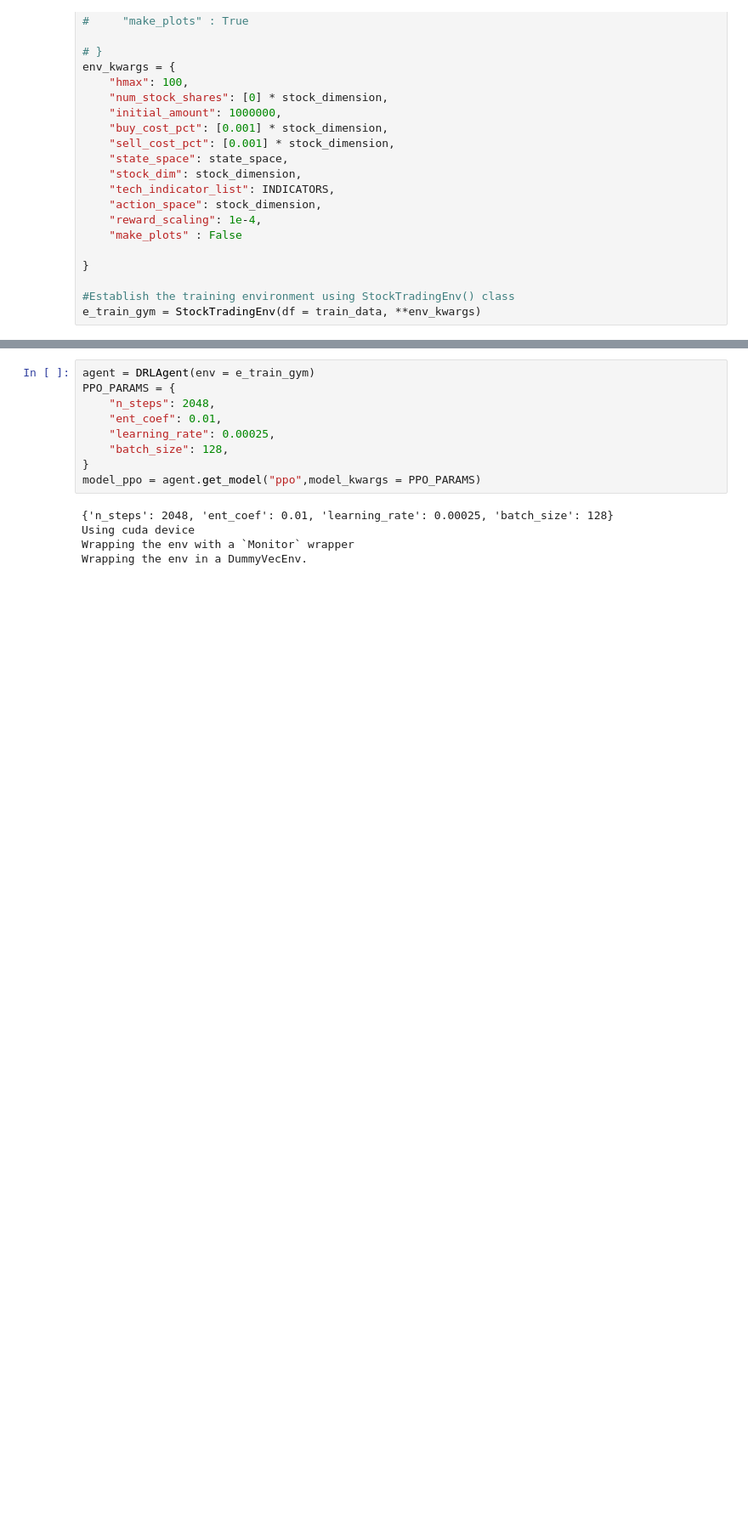
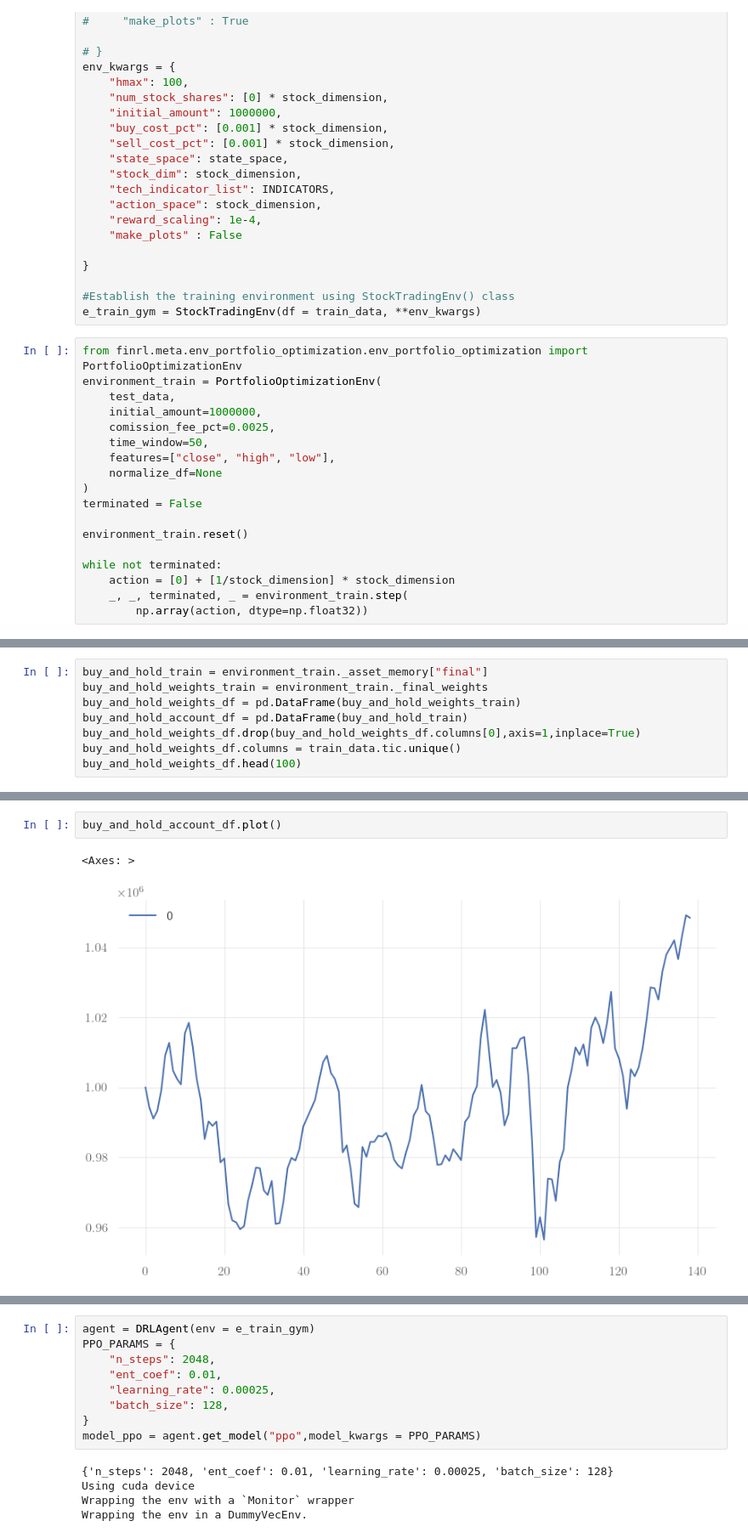
Before and after one commit to Versus-91/Thesis, a Jupyter notebook: drl.ipynb, the cells around one changed output, grey strips where cells are left out. Shown at 85% size. Cells and saved outputs as stored; diff of their text form; blank space fills up the shorter version.

```diff
--- a/drl.ipynb
+++ b/drl.ipynb
@@ -375,3 +354,21 @@ env_kwargs = {
 
 #Establish the training environment using StockTradingEnv() class
 e_train_gym = StockTradingEnv(df = train_data, **env_kwargs)
+# %%
+from finrl.meta.env_portfolio_optimization.env_portfolio_optimization import PortfolioOptimizationEnv
+environment_train = PortfolioOptimizationEnv(
+    test_data,
+    initial_amount=1000000,
+    comission_fee_pct=0.0025,
+    time_window=50,
+    features=["close", "high", "low"],
+    normalize_df=None
+)
+terminated = False
+
+environment_train.reset()
+
+while not terminated:
+    action = [0] + [1/stock_dimension] * stock_dimension
+    _, _, terminated, _ = environment_train.step(
+        np.array(action, dtype=np.float32))
@@ -377,0 +390,8 @@ e_train_gym = StockTradingEnv(df = train_data, **env_kwargs)
+# %%
+buy_and_hold_train = environment_train._asset_memory["final"]
+buy_and_hold_weights_train = environment_train._final_weights
+buy_and_hold_weights_df = pd.DataFrame(buy_and_hold_weights_train)
+buy_and_hold_account_df = pd.DataFrame(buy_and_hold_train)
+buy_and_hold_weights_df.drop(buy_and_hold_weights_df.columns[0],axis=1,inplace=True)
+buy_and_hold_weights_df.columns = train_data.tic.unique()
+buy_and_hold_weights_df.head(100)
@@ -377,0 +412,5 @@ e_train_gym = StockTradingEnv(df = train_data, **env_kwargs)
+# %%
+buy_and_hold_account_df.plot()
+# %% [output]
+<Axes: >
+[figure, added]
```
Also changed, not shown: parts of 19 cells of this notebook, 8 other files.
